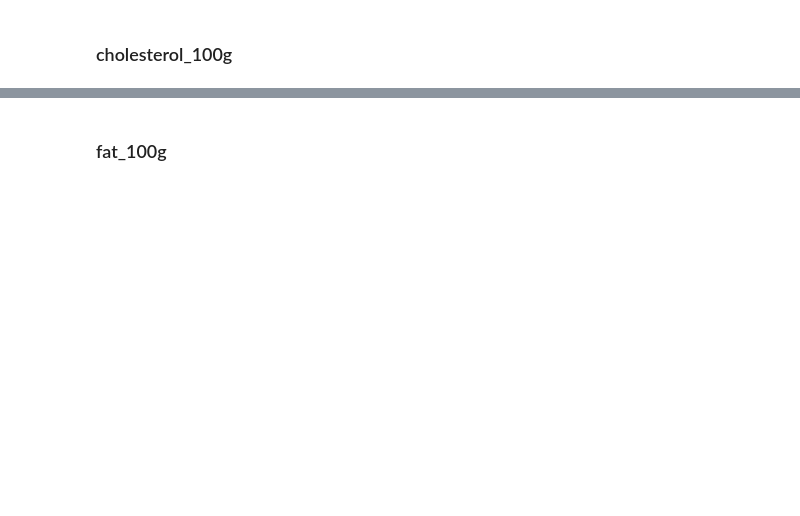
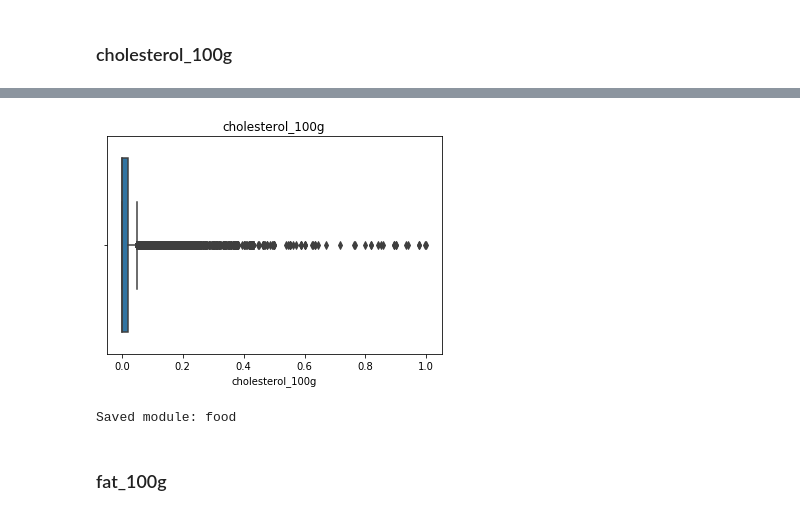
Before and after one commit to celine-y/open_food_facts, a Jupyter notebook: project.ipynb, the cells around one changed output, grey strips where cells are left out. Cells and saved outputs as stored; diff of their text form; code cells hidden in the pictures; blank space fills up the shorter version.

```diff
--- a/project.ipynb
+++ b/project.ipynb
@@ -157,6 +173,8 @@ else:
 # %% [output]
 Food file found
 693846 Food entries found
+# %%
+final_df = food_df.copy()
 # %%
 print("The types of the data set are: \n", format(food_df.dtypes))
 print ("The total size of the data set is:", format(food_df.shape) )
@@ -1118,6 +1301,8 @@ def negative_values(indexes, df, column_name):
 
 def plot_boxplot (df, column_name):
     sns.boxplot(x=df[column_name]).set_title(column_name)
+# %%
+food_fats_df = final_df.copy()
 # %% [markdown]
 ### cholesterol\_100g
 # %%
@@ -1130,5 +1337,11 @@ food_df.cholesterol_100g.describe()
 # %%
-plot_boxplot(food_df,'cholesterol_100g')
+plot_boxplot(food_fats_df,'cholesterol_100g')
+# %% [output]
+[figure, added]
+# %%
+saveFinalDF(food_fats_df)
+# %% [output]
+Saved module: food
 # %% [markdown]
 ### fat\_100g
 # %%
```
Also changed, not shown: parts of 139 cells of this notebook, 1 other file.
